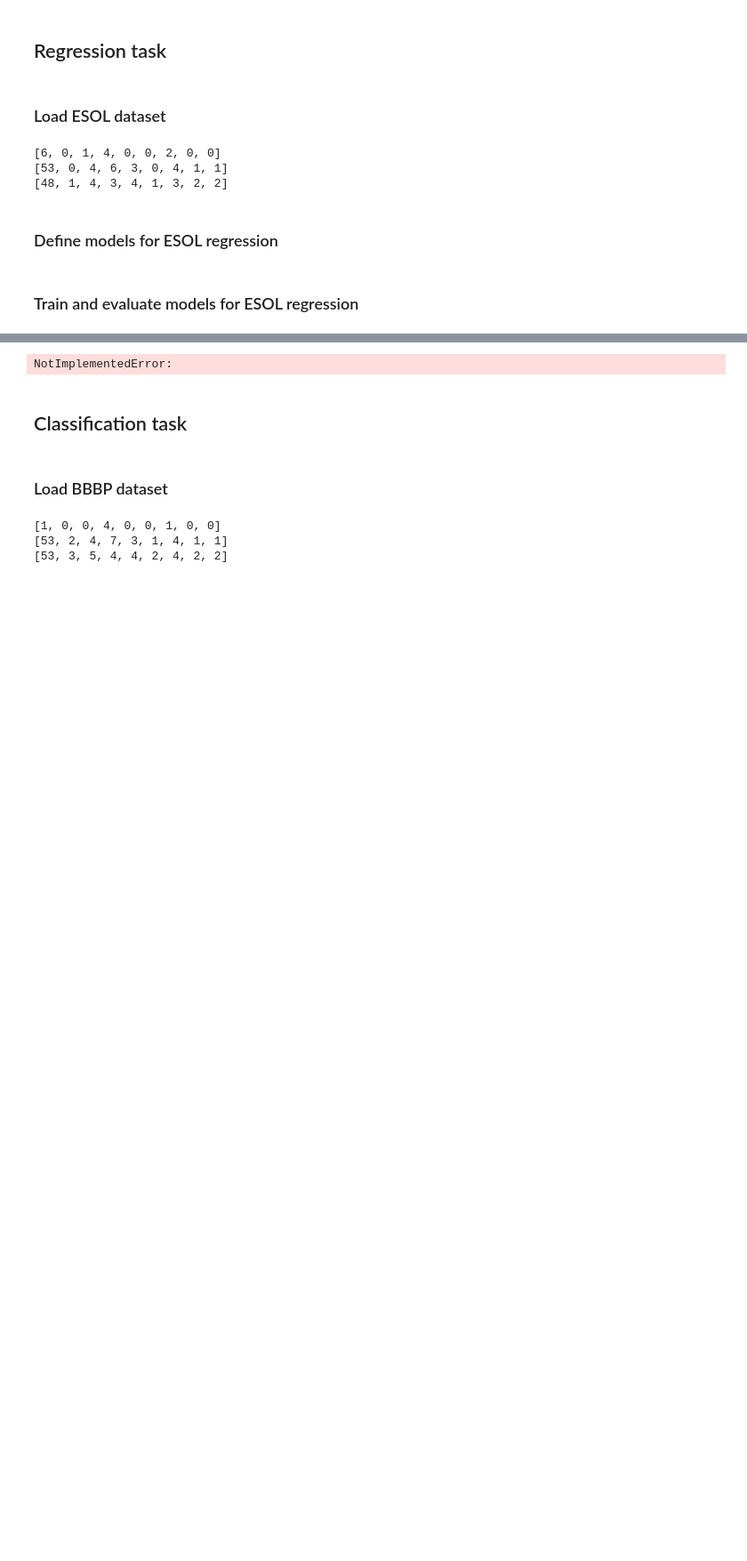
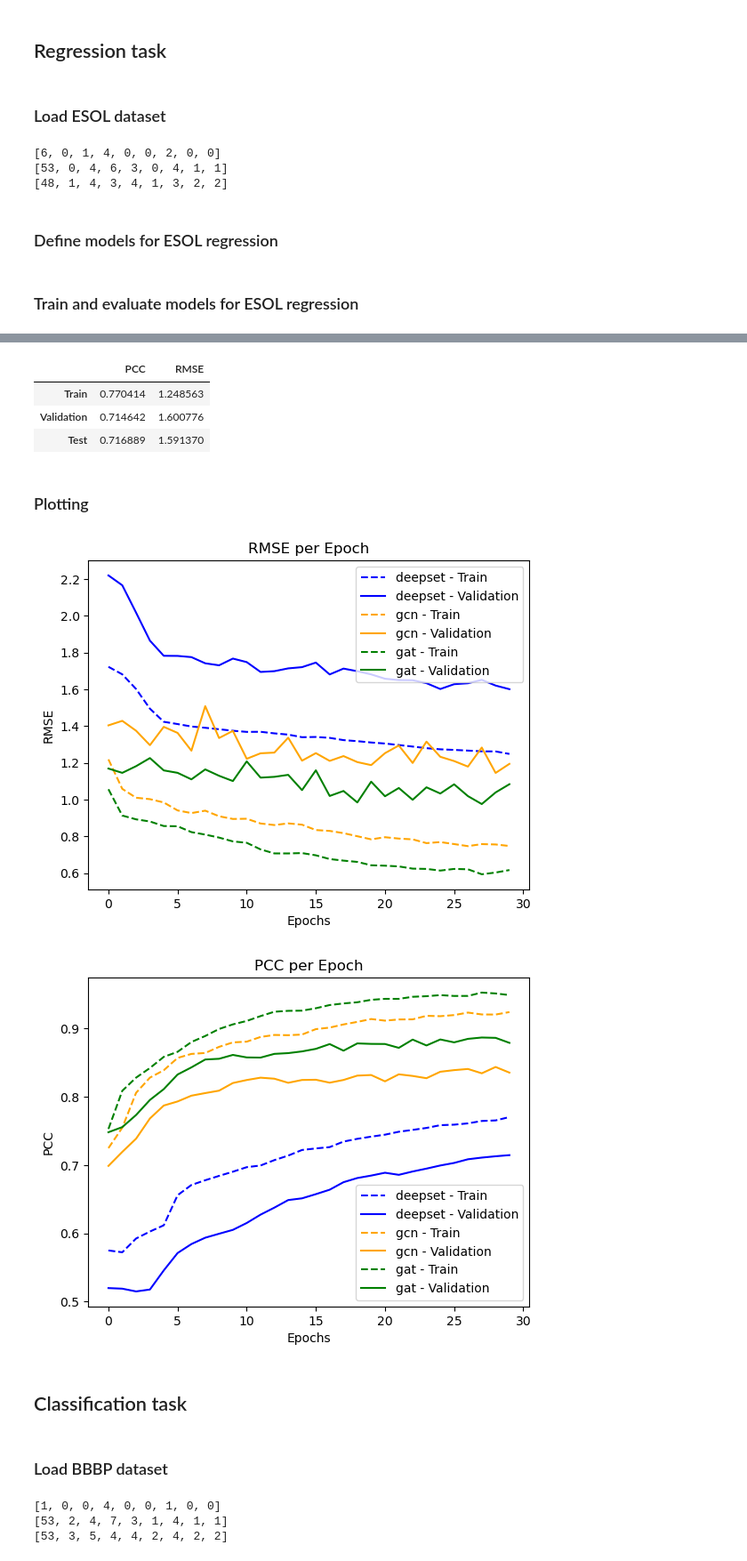
Before and after one commit to Jacob-sandstrom/DAT625-Structured-machine-learning, a Jupyter notebook: Structured_ML_Project1_Notebook.ipynb, the cells around one changed output, grey strips where cells are left out. Shown at 89% size. Saved outputs shown, nothing was run; the diff lists cells and outputs as text; code cells hidden in the pictures; blank space fills up the shorter version.

```diff
--- a/Structured_ML_Project1_Notebook.ipynb
+++ b/Structured_ML_Project1_Notebook.ipynb
@@ -224,9 +219,9 @@ class DeepSet(torch.nn.Module):
     self.out_channels = out_channels
 
     self.model = torch.nn.Sequential(
-        torch.nn.Linear(in_channels, hidden_channels[0]),
+        torch.nn.Linear(in_channels, hidden_channels),
         torch.nn.ReLU(),
-        torch.nn.Linear(hidden_channels[0], out_channels),
+        torch.nn.Linear(hidden_channels, out_channels),
         torch.nn.ReLU()
     )
 
@@ -255,11 +260,18 @@ class GAT(torch.nn.Module):
   # TODO: Implement GAT model.
   def __init__(self, in_channels, hidden_channels, out_channels):
     super().__init__()
-    raise NotImplementedError
+
+    self.in_channels = in_channels
+    self.hidden_channels = hidden_channels
+    self.out_channels = out_channels
+
+    self.gat = geom.nn.models.GAT(in_channels, hidden_channels, 5, out_channels)
+    # raise NotImplementedError
 
 
   def forward(self, x, edge_index, batch):
-    raise NotImplementedError
+    return self.gat(x, edge_index, batch=batch)
+    # raise NotImplementedError
 # %% [markdown]
 ## Regression task
 # %% [markdown]
@@ -287,7 +299,7 @@ print(embedding_statistics["n_embeddings"])
 
 
 # Split data in train/val/test
-train_dataset, val_dataset, test_dataset = sml_data.split_dataset(esol, frac_train=0.8, seed=0, split="random")  # TODO: complete this (HINT: check sml_project1/data.py for data splitting options)
+# train_dataset, val_dataset, test_dataset = sml_data.split_dataset(esol, frac_train=0.8, seed=0, split="scaffold")  # TODO: complete this (HINT: check sml_project1/data.py for data splitting options)
 # %% [output]
 [6, 0, 1, 4, 0, 0, 2, 0, 0]
 [53, 0, 4, 6, 3, 0, 4, 1, 1]
@@ -395,4 +458,57 @@ plt.show()
-# %%
-raise NotImplementedError
-# %% [output]
-NotImplementedError:
+# %%
+
+deepset_results = pd.DataFrame(
+    {
+        "PCC": [
+            np.mean(np.array(model_data_regression["deepset"]["train"]["pcc"]), axis=0)[-1],
+            np.mean(np.array(model_data_regression["deepset"]["val"]["pcc"]), axis=0)[-1],
+            np.mean(np.array(model_data_regression["deepset"]["test"]["pcc"]), axis=0),
+        ],
+        "RMSE": [
+            np.mean(np.array(model_data_regression["deepset"]["train"]["rmse"]), axis=0)[-1],
+            np.mean(np.array(model_data_regression["deepset"]["val"]["rmse"]), axis=0)[-1],
+            np.mean(np.array(model_data_regression["deepset"]["test"]["rmse"]), axis=0),
+        ],
+    },
+    index=["Train", "Validation", "Test"],
+)
+
+display(deepset_results)
+# %% [output]
+|  | PCC | RMSE |
+| Train | 0.770414 | 1.248563 |
+| Validation | 0.714642 | 1.600776 |
+| Test | 0.716889 | 1.591370 |
+# %% [markdown]
+### Plotting
+# %%
+# TODO: Present results for the regression task and compare model types (see instructions in the assignment pdf).
+# This can be in the form of tables or graphs or however you see fit, ensure your comparison is comparable between architectures and model runs
+
+# print(val_metrics)
+colors = ["blue", "orange", "green"]
+for model in models:
+    # for iter in range(replications):
+    plt.plot(np.mean(np.array(model_data_regression[model.name]["train"]["rmse"]), axis=0), label=f"{model.name} - Train", linestyle="--", color=colors[models.index(model)])
+    plt.plot(np.mean(np.array(model_data_regression[model.name]["val"]["rmse"]), axis=0), label=f"{model.name} - Validation", color=colors[models.index(model)])
+
+plt.title("RMSE per Epoch")
+plt.xlabel("Epochs")
+plt.ylabel("RMSE")
+plt.legend()
+plt.show()
+
+# print(pcc_vals[0])
+for model in models:
+    # for iter in range(replications):
+    plt.plot(np.mean(np.array(model_data_regression[model.name]["train"]["pcc"]), axis=0), label=f"{model.name} - Train", linestyle="--", color=colors[models.index(model)])
+    plt.plot(np.mean(np.array(model_data_regression[model.name]["val"]["pcc"]), axis=0), label=f"{model.name} - Validation", color=colors[models.index(model)])
+
+plt.title("PCC per Epoch")
+plt.xlabel("Epochs")
+plt.ylabel("PCC")
+plt.legend()
+plt.show()
+# %% [output]
+[figure, added]
+[figure, added]
```
Also changed, not shown: parts of 12 cells of this notebook.
